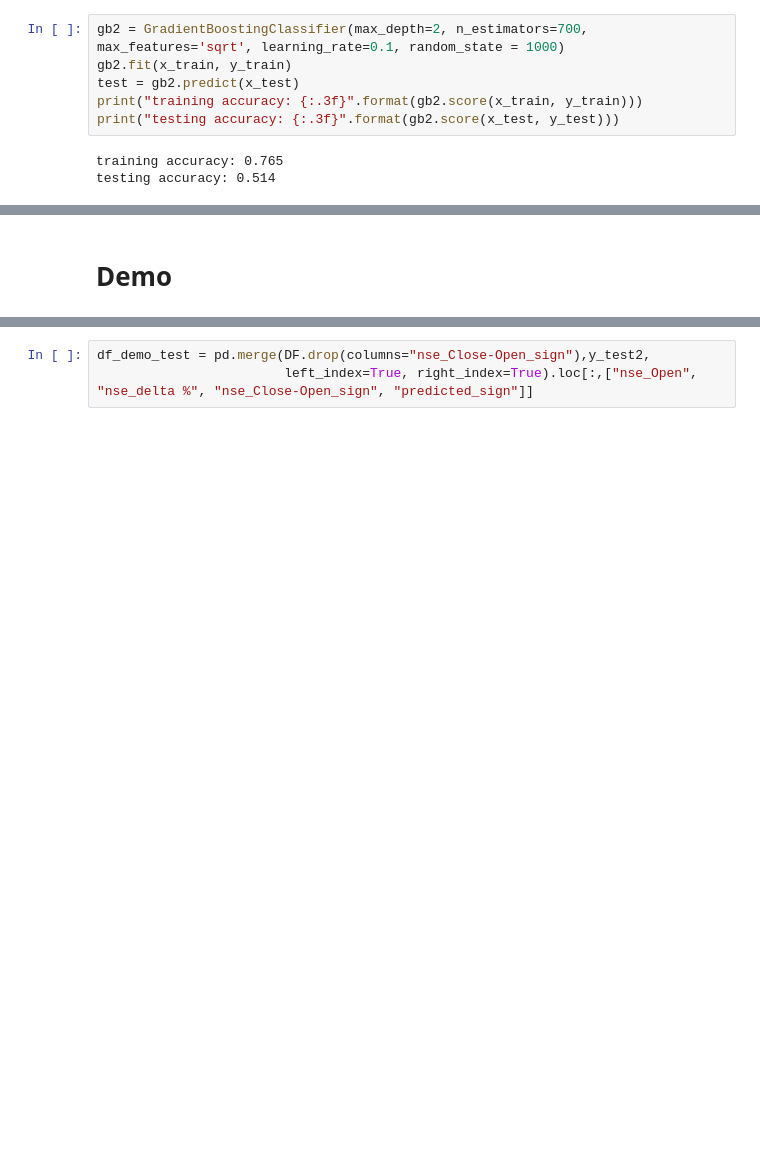
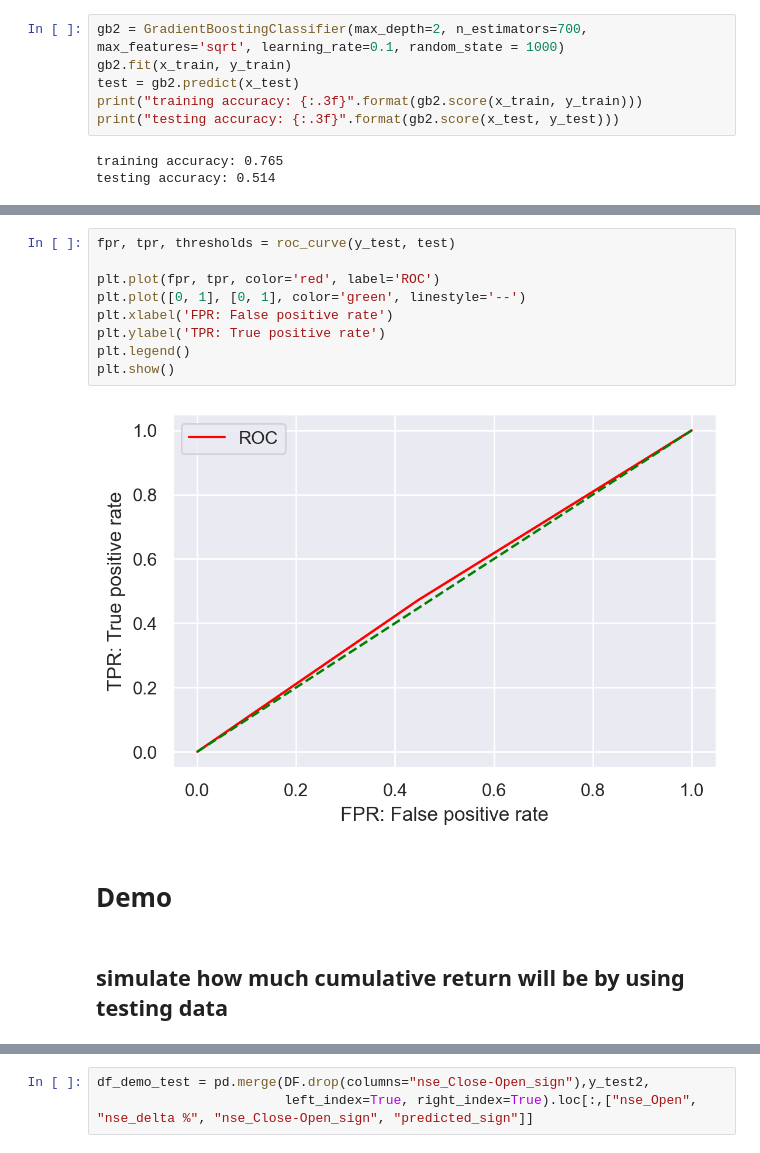
Before and after one commit to jeffreywhat/6103-NYSE-NSE-Set-Project, a Jupyter notebook: InfosysModels_final.ipynb, the cells around one changed output, grey strips where cells are left out. Cells and saved outputs as stored; diff of their text form; blank space fills up the shorter version.

```diff
--- a/Model_Kentaro_v3.ipynb
+++ b/InfosysModels_final.ipynb
@@ -766,3 +842,16 @@ print(roc_auc_score(y_test, test))
+# %%
+fpr, tpr, thresholds = roc_curve(y_test, test)
+
+plt.plot(fpr, tpr, color='red', label='ROC')
+plt.plot([0, 1], [0, 1], color='green', linestyle='--')
+plt.xlabel('FPR: False positive rate')
+plt.ylabel('TPR: True positive rate')
+plt.legend()
+plt.show()
+# %% [output]
+[figure, added]
 # %% [markdown]
 # Demo
+# %% [markdown]
+## simulate how much cumulative return will be by using testing data
 # %%
```
Also changed, not shown: parts of 39 cells of this notebook, 1 other file.
